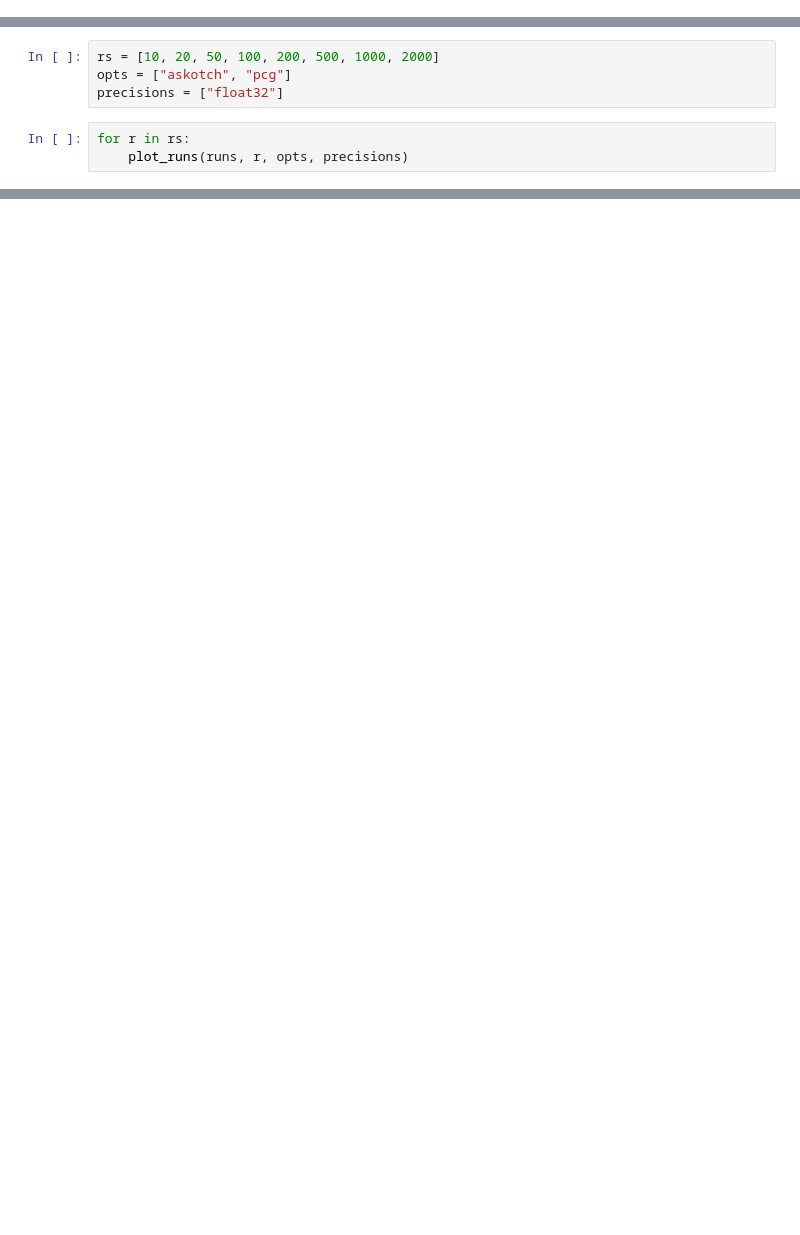
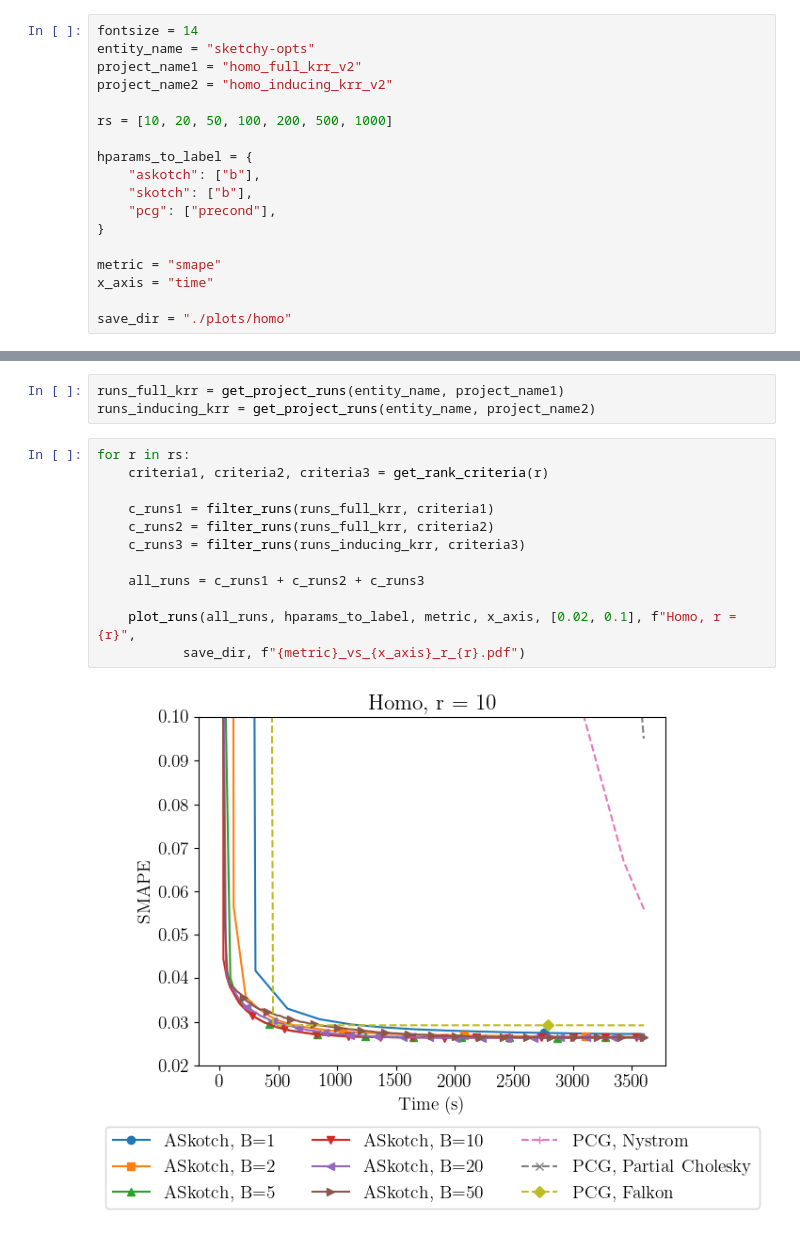
Before and after one commit to aliceitmushuk/fast_krr_alisver, a Jupyter notebook: src/plotting/homo.ipynb, the cells around one changed output, grey strips where cells are left out. Saved outputs shown, nothing was run; the diff lists cells and outputs as text; blank space fills up the shorter version.

Commit message:
Updated homo plotting

```diff
--- a/src/plotting/homo.ipynb
+++ b/src/plotting/homo.ipynb
@@ -6 +24,19 @@ from plotting_utils import render_in_latex
+# %%
+fontsize = 14
+entity_name = "sketchy-opts"
+project_name1 = "homo_full_krr_v2"
+project_name2 = "homo_inducing_krr_v2"
+
+rs = [10, 20, 50, 100, 200, 500, 1000]
+
+hparams_to_label = {
+    "askotch": ["b"],
+    "skotch": ["b"],
+    "pcg": ["precond"],
+}
+
+metric = "smape"
+x_axis = "time"
+
+save_dir = "./plots/homo"
 # %%
@@ -51,7 +46,0 @@ def plot_runs(runs, r, opts, precisions):
-# %%
-rs = [10, 20, 50, 100, 200, 500, 1000, 2000]
-opts = ["askotch", "pcg"]
-precisions = ["float32"]
-# %%
-for r in rs:
-    plot_runs(runs, r, opts, precisions)
@@ -66,0 +47,17 @@ for r in rs:
+# %%
+runs_full_krr = get_project_runs(entity_name, project_name1)
+runs_inducing_krr = get_project_runs(entity_name, project_name2)
+# %%
+for r in rs:
+    criteria1, criteria2, criteria3 = get_rank_criteria(r)
+
+    c_runs1 = filter_runs(runs_full_krr, criteria1)
+    c_runs2 = filter_runs(runs_full_krr, criteria2)
+    c_runs3 = filter_runs(runs_inducing_krr, criteria3)
+
+    all_runs = c_runs1 + c_runs2 + c_runs3
+
+    plot_runs(all_runs, hparams_to_label, metric, x_axis, [0.02, 0.1], f"Homo, r = {r}",
+           save_dir, f"{metric}_vs_{x_axis}_r_{r}.pdf")
+# %% [output]
+[figure, added]
```
Also changed, not shown: parts of 13 cells of this notebook, 2 other files.
